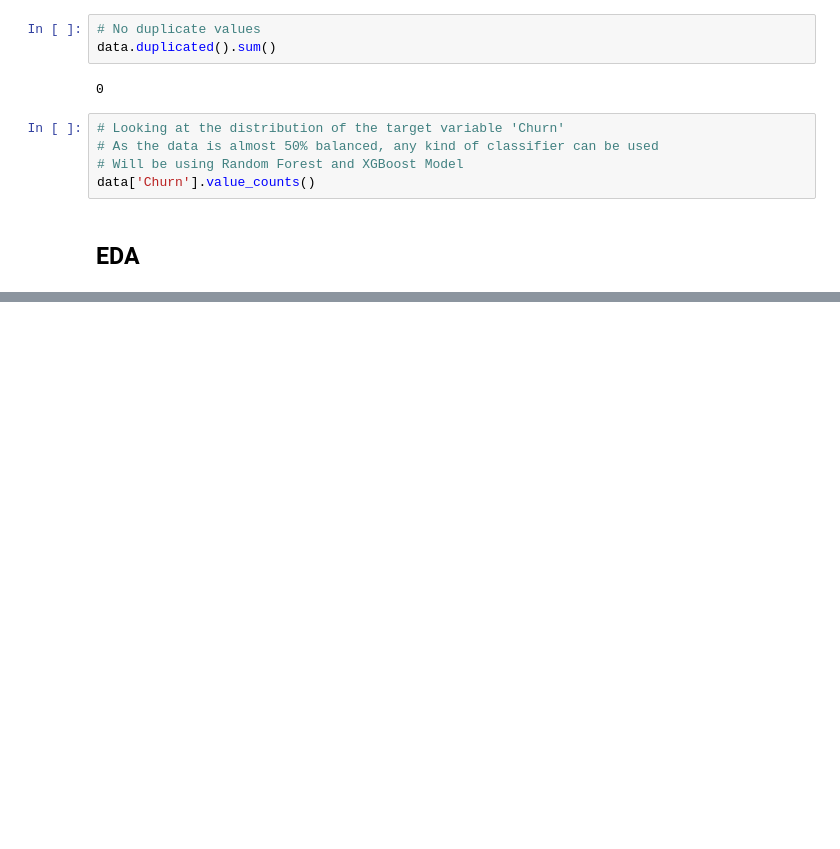
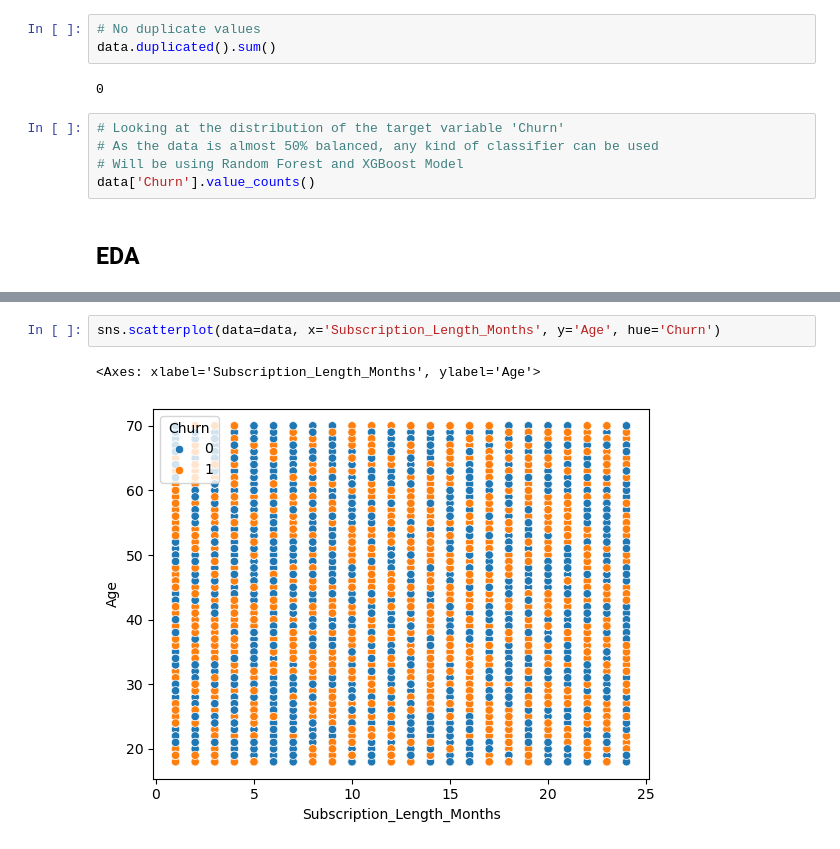
Before and after one commit to Sanket-g-75/Customer-Churn-Prediction, a Jupyter notebook: notebooks/data-knowledge.ipynb, the cells around one changed output, grey strips where cells are left out. Cells and saved outputs as stored; diff of their text form; blank space fills up the shorter version.

```diff
--- a/notebooks/data-knowledge.ipynb
+++ b/notebooks/data-knowledge.ipynb
@@ -97,0 +124,5 @@ data['Churn'].value_counts()
+# %%
+sns.scatterplot(data=data, x='Subscription_Length_Months', y='Age', hue='Churn')
+# %% [output]
+<Axes: xlabel='Subscription_Length_Months', ylabel='Age'>
+[figure, added]
```
Also changed, not shown: parts of 5 cells of this notebook.
